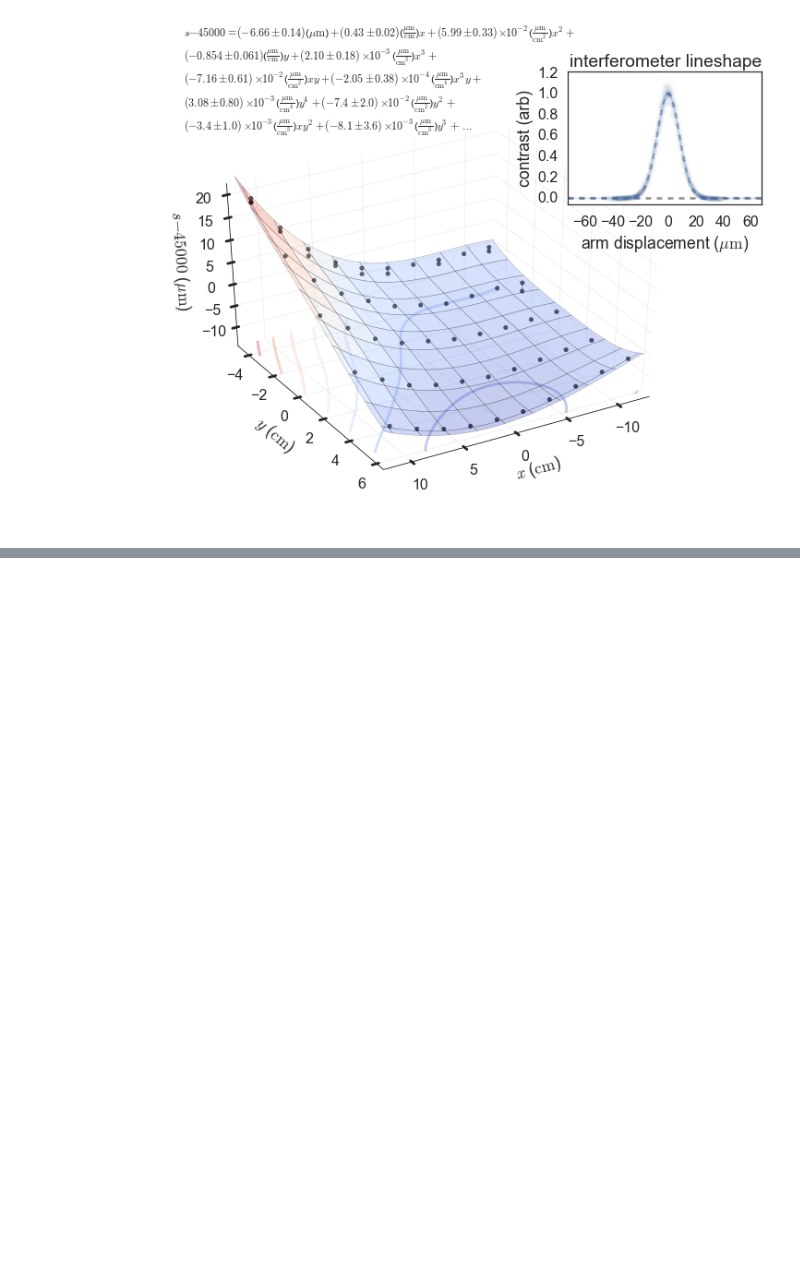
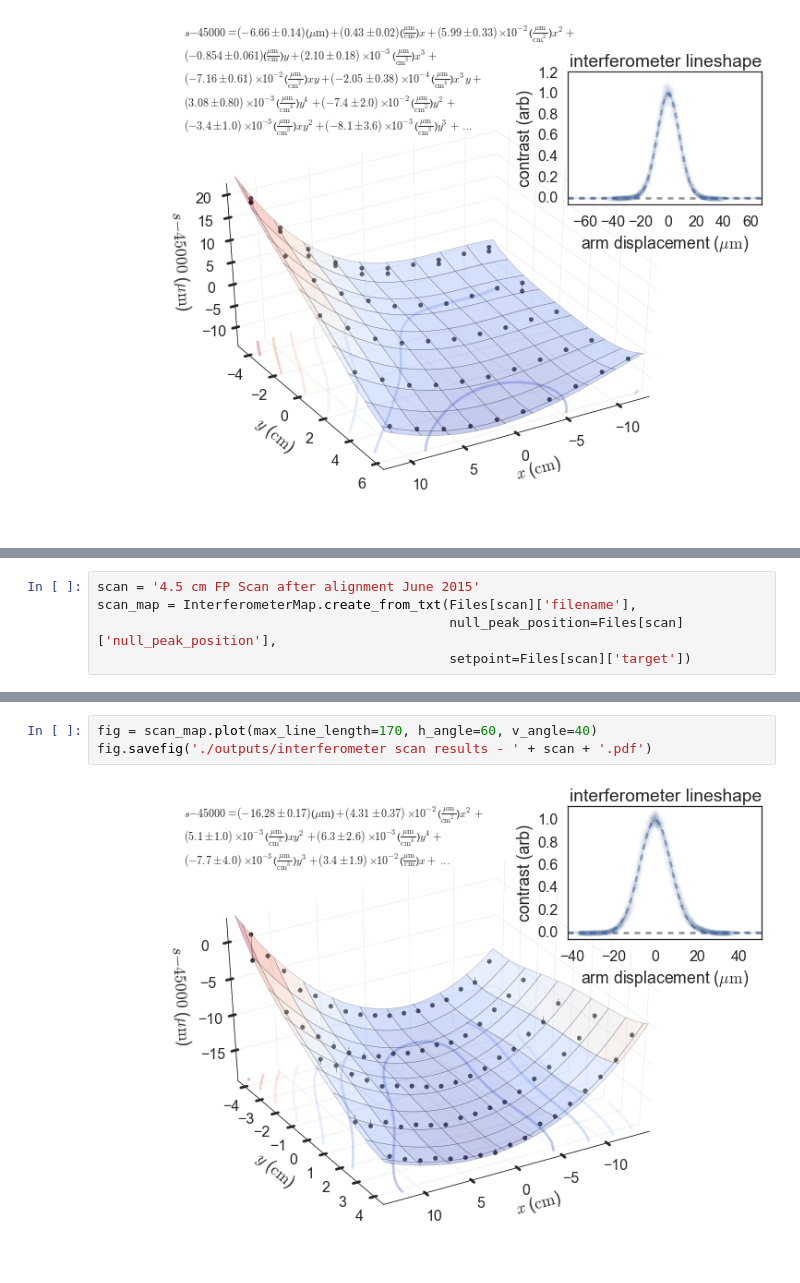
Before and after one commit to b-r-oleary/acme, a Jupyter notebook: MIRGInterferometer/MIRGInteferometer.ipynb, the cells around one changed output, grey strips where cells are left out. Cells and saved outputs as stored; diff of their text form; blank space fills up the shorter version.

```diff
--- a/MIRGInterferometer/MIRGInteferometer.ipynb
+++ b/MIRGInterferometer/MIRGInteferometer.ipynb
@@ -82,0 +59,5 @@ error renormalized?:    True
+# %%
+scan = '4.5 cm FP Scan after alignment June 2015'
+scan_map = InterferometerMap.create_from_txt(Files[scan]['filename'],
+                                             null_peak_position=Files[scan]['null_peak_position'],
+                                             setpoint=Files[scan]['target'])
@@ -82,0 +75,5 @@ error renormalized?:    True
+# %%
+fig = scan_map.plot(max_line_length=170, h_angle=60, v_angle=40)
+fig.savefig('./outputs/interferometer scan results - ' + scan + '.pdf')
+# %% [output]
+[figure, added]
```
Also changed, not shown: parts of 3 cells of this notebook, 16 other files.
